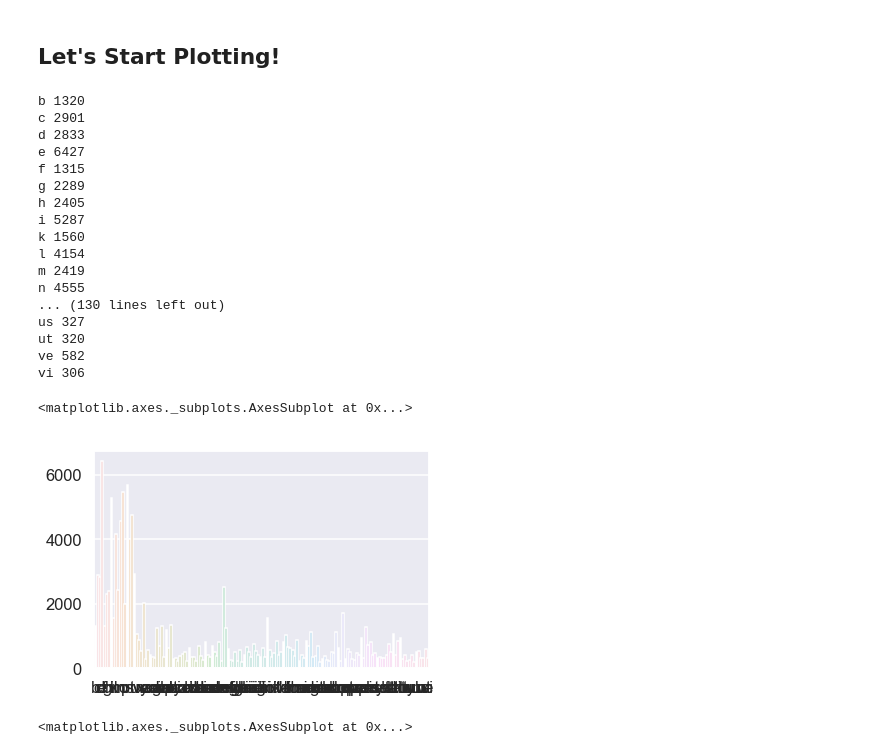
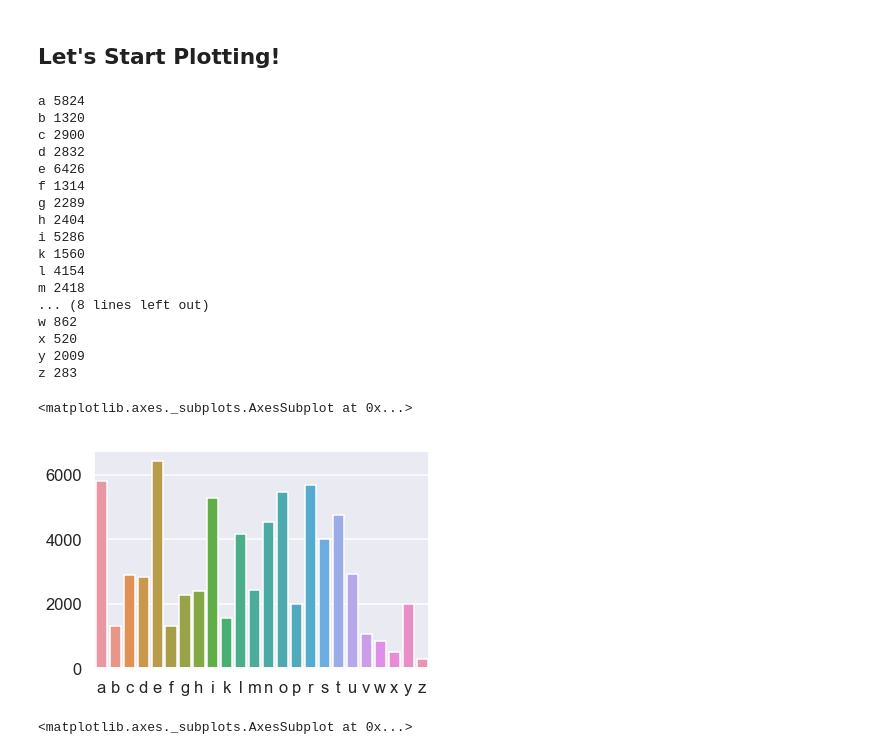
Before and after one commit to Titan-Ngo/COGS108_Repo, a Jupyter notebook: FinalProject.ipynb, the cells around one changed output. Drawn from its saved outputs; the diff is of its cells as text; code cells hidden in the pictures.

Commit message:
fixed letters graph

```diff
--- a/FinalProject.ipynb
+++ b/FinalProject.ipynb
@@ -308,35 +308,35 @@ df[['a','b','c']]
 # %%
 # Make a bar plot where each bar shows the number of titles a letter or letter pair appears in
 
 num= []
 letter = []
-for index in range(6,152):
+for index in range(5,29):
     pos = (df.iloc[: , index] == 1).sum()
     columnSeriesObj = df.iloc[: , index]
     print(df.iloc[: , index].name, pos)
     num.append(pos)
     letter.append(df.iloc[: , index].name)
 sns.barplot(letter,num)
 # %% [output]
+a 5824
 b 1320
-c 2901
-d 2833
-e 6427
-f 1315
+c 2900
+d 2832
+e 6426
+f 1314
 g 2289
-h 2405
-i 5287
+h 2404
+i 5286
 k 1560
 l 4154
-m 2419
-n 4555
-... (130 lines left out)
-us 327
-ut 320
-ve 582
-vi 306
+m 2418
+... (8 lines left out)
+w 862
+x 520
+y 2009
+z 283
 <matplotlib.axes._subplots.AxesSubplot at 0x...>
-[figure, old version]
+[figure, new version]
 # %%
 # Plots 'Rating' (which is a value from 0 to 5) to see its distribution
 df['Rating'].plot.hist(bins = 25)
```
